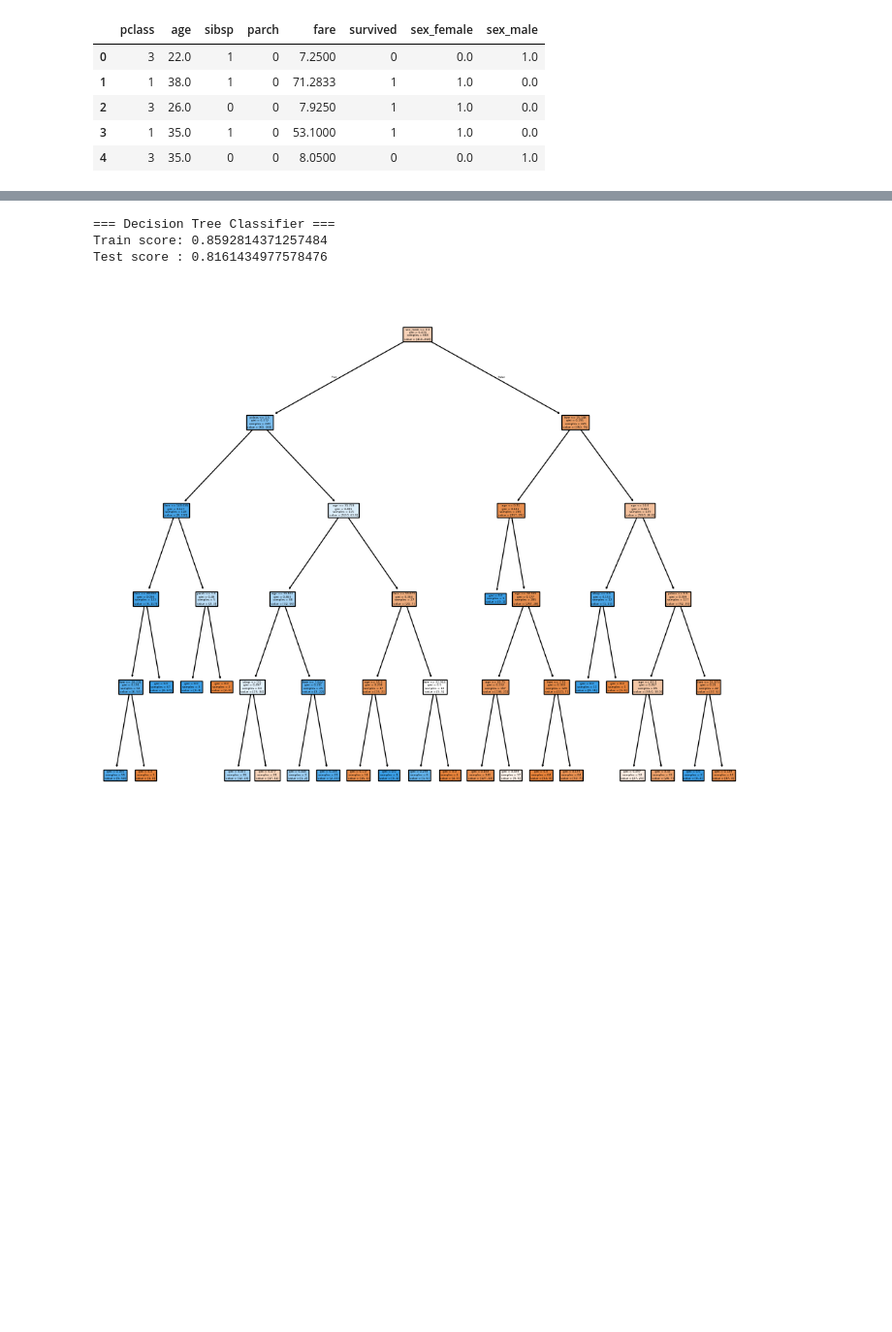
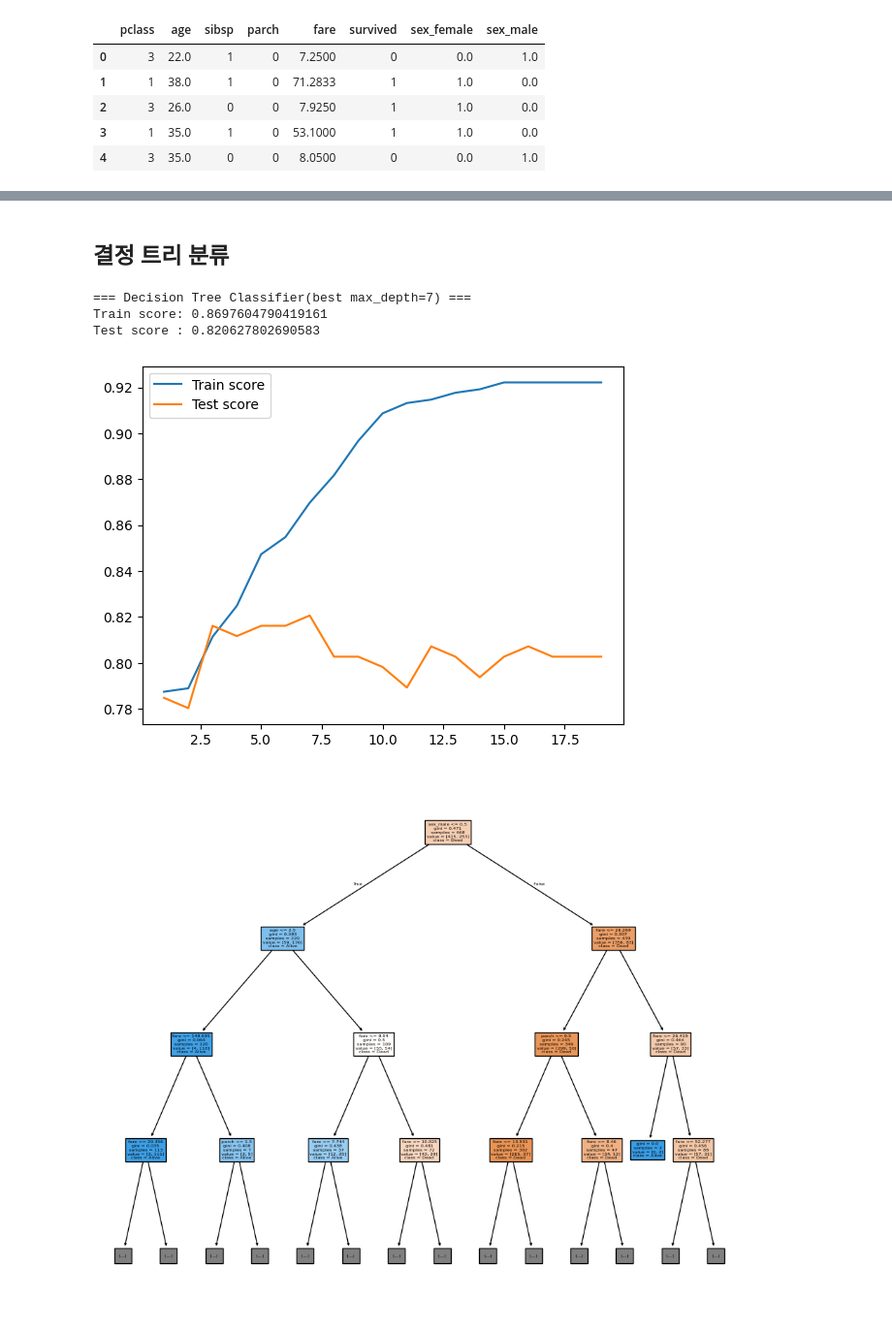
Before and after one commit to krystallinekim/TIL, a Jupyter notebook: Machine_Learning/강의자료/titanic.ipynb, the cells around one changed output, grey strips where cells are left out. Shown at 97% size. Saved outputs shown, nothing was run; the diff lists cells and outputs as text; code cells hidden in the pictures; blank space fills up the shorter version.

```diff
--- a/Machine_Learning/강의자료/titanic.ipynb
+++ b/Machine_Learning/강의자료/titanic.ipynb
@@ -146,17 +171,0 @@ X_train, X_test, y_train, y_test = train_test_split(X, y)
-# %%
-
-n_neighbors = range(1, 50, 2)
-knr_scores = []
-
-for k in n_neighbors:
-    knr = KNeighborsRegressor(n_neighbors=k)
-    knr.fit(X_train, y_train)
-    knr_train = knr.score(X_train, y_train)
-    knr_test = knr.score(X_test, y_test)
-    knr_scores.append((k, knr_test, knr_train))
-
-max_k, max_knr_test, max_knr_train = max(knr_scores, key=lambda x:x[1])
-
-print(f'=== KNN Regressor(best k={max_k}) ===')
-print('Train score:', max_knr_train)
-print('Test score :', max_knr_test)
@@ -163,35 +232,37 @@ print('Test score :', max_knr_test)
+# %% [markdown]
+## 결정 트리 분류
 # %%
 from sklearn.tree import DecisionTreeClassifier, plot_tree
 
-# max_depths = range(1, 10)
-# dtc_scores = []
+max_depths = range(1, 20)
+dtc_scores = []
 
-# for max_depth in max_depths:
-#     dtc = DecisionTreeClassifier(random_state=42, max_depth=max_depth)
-#     dtc.fit(X_train, y_train)
-#     dtc_train = dtc.score(X_train, y_train)
-#     dtc_test = dtc.score(X_test, y_test)
-#     dtc_scores.append((max_depth, dtc_train, dtc_test))
+for max_depth in max_depths:
+    dtc = DecisionTreeClassifier(random_state=42, max_depth=max_depth)
+    dtc.fit(X_train, y_train)
+    dtc_train = dtc.score(X_train, y_train)
+    dtc_test = dtc.score(X_test, y_test)
+    dtc_scores.append((max_depth, dtc_test, dtc_train))
 
-# max_max_depth, max_dtc_test, max_dtc_train = max(dtc_scores, key=lambda x:x[1])
-# print(f'=== Decision Tree Classifier(best max_depth={max_max_depth}) ===')
-# print(f'Train score: {max_dtc_train}')
-# print(f'Test score : {max_dtc_test}')
+max_max_depth, max_dtc_test, max_dtc_train = max(dtc_scores, key=lambda x:x[1])
+print(f'=== Decision Tree Classifier(best max_depth={max_max_depth}) ===')
+print(f'Train score: {max_dtc_train}')
+print(f'Test score : {max_dtc_test}')
 
-# dtc = DecisionTreeClassifier(random_state=42, max_depth=max_max_depth)
-# dtc.fit(X_train, y_train)
+plt.plot(max_depths, [score[2] for score in dtc_scores], label='Train score')
+plt.plot(max_depths, [score[1] for score in dtc_scores], label='Test score')
+plt.legend()
+plt.show()
 
-dtc = DecisionTreeClassifier(random_state=42, max_depth=5)
+dtc = DecisionTreeClassifier(random_state=42, max_depth=max_max_depth)
 dtc.fit(X_train, y_train)
-print(f'=== Decision Tree Classifier ===')
-print(f'Train score: {dtc.score(X_train, y_train)}')
-print(f'Test score : {dtc.score(X_test, y_test)}')
 
 plt.figure(figsize=(12,10))
-plot_tree(dtc, filled=True, feature_names=['pclass', 'age', 'sibsp', 'parch', 'fare', 'sex_female', 'sex_male'])
+plot_tree(dtc, filled=True, max_depth=3, class_names=['Dead', 'Alive'], feature_names=['pclass', 'age', 'sibsp', 'parch', 'fare', 'sex_female', 'sex_male'])
 plt.show()
 # %% [output]
-=== Decision Tree Classifier ===
-Train score: 0.8592814371257484
-Test score : 0.8161434977578476
+=== Decision Tree Classifier(best max_depth=7) ===
+Train score: 0.8697604790419161
+Test score : 0.820627802690583
-[figure, old version]
+[figure, new version]
+[figure, added]
```
Also changed, not shown: parts of 19 cells of this notebook.
